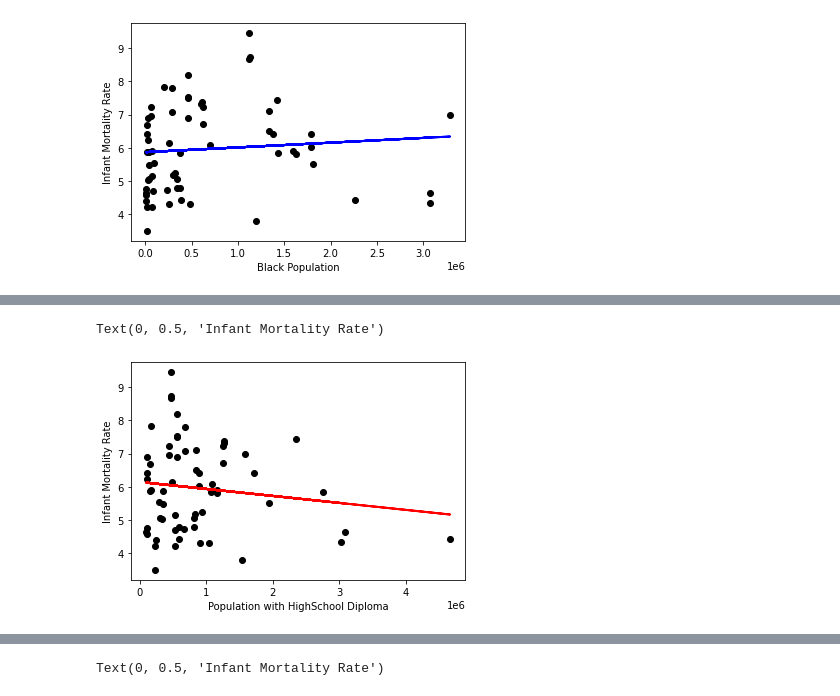
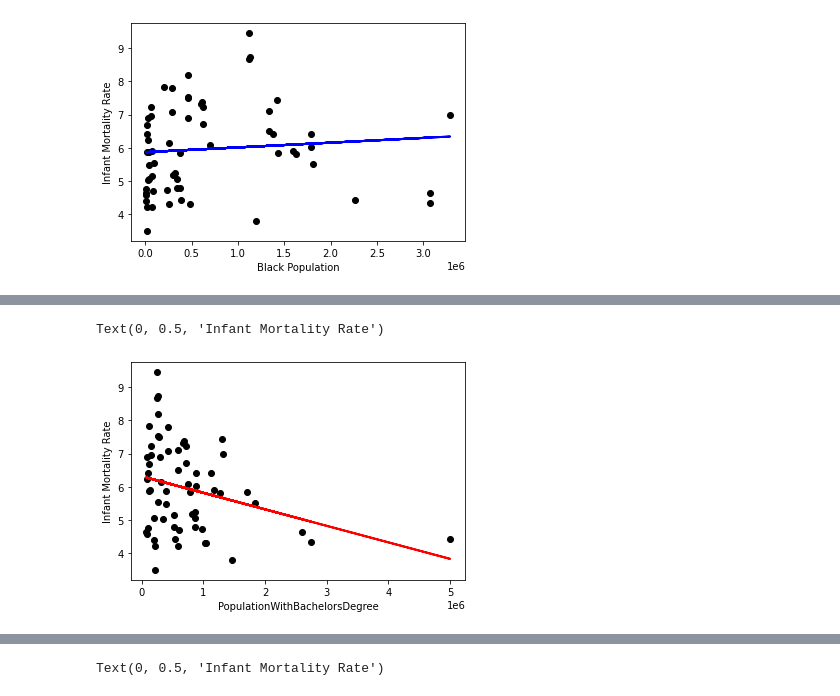
Before and after one commit to etreznoski/Infant_Mortality, a Jupyter notebook: InfantMortalityMachineLearning.ipynb, the cells around one changed output, grey strips where cells are left out. Saved outputs shown, nothing was run; the diff lists cells and outputs as text; code cells hidden in the pictures.

Commit message:
additional charts

```diff
--- a/InfantMortalityMachineLearning.ipynb
+++ b/InfantMortalityMachineLearning.ipynb
@@ -196,12 +209,12 @@ Text(0, 0.5, 'Infant Mortality Rate')
 # %%
-x=X_test["PopulationWithHighSchoolDiploma"]
+x=X_test["PopulationWithBachelorsDegree"]
 y=y_test["Rate"].astype(float)
 
 plt.scatter(x,y, color="black")
 m,b=np.polyfit(x,y,1)
 plt.plot(x,m*x+b, color="red", linewidth=2)
-plt.xlabel("Population with HighSchool Diploma")
+plt.xlabel("PopulationWithBachelorsDegree")
 plt.ylabel("Infant Mortality Rate")
 # %% [output]
 Text(0, 0.5, 'Infant Mortality Rate')
-[figure, old version]
+[figure, new version]
```
Also changed, not shown: parts of 4 cells of this notebook.
